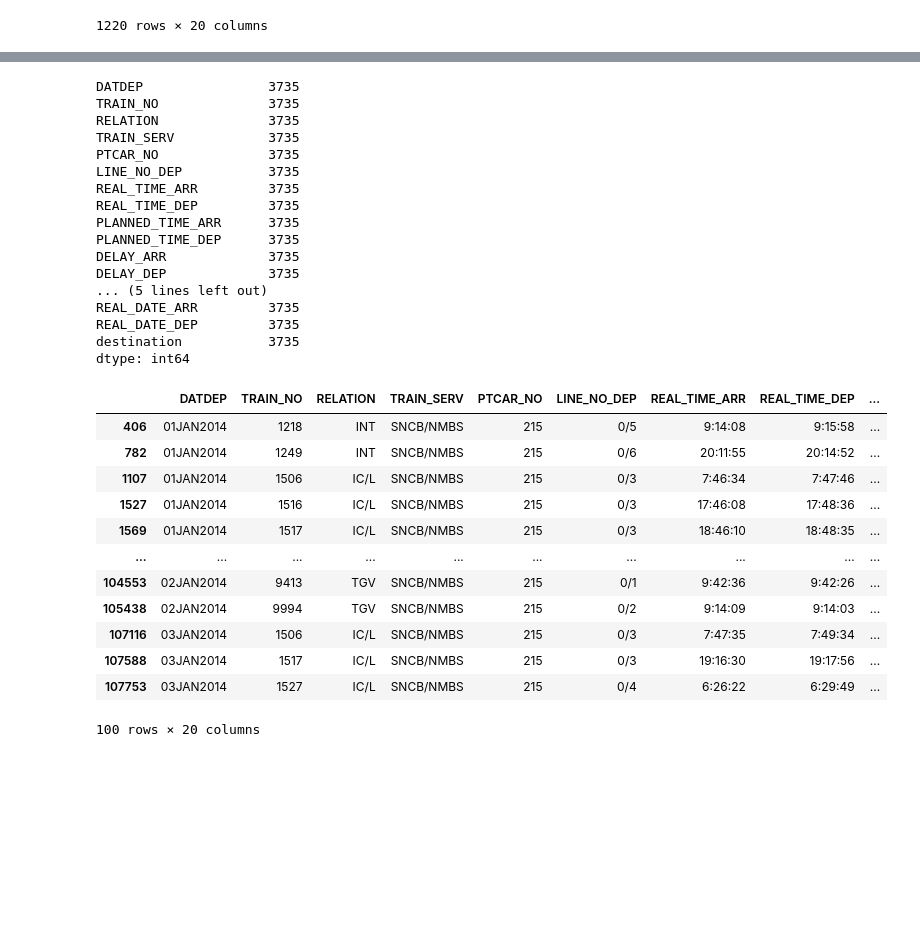
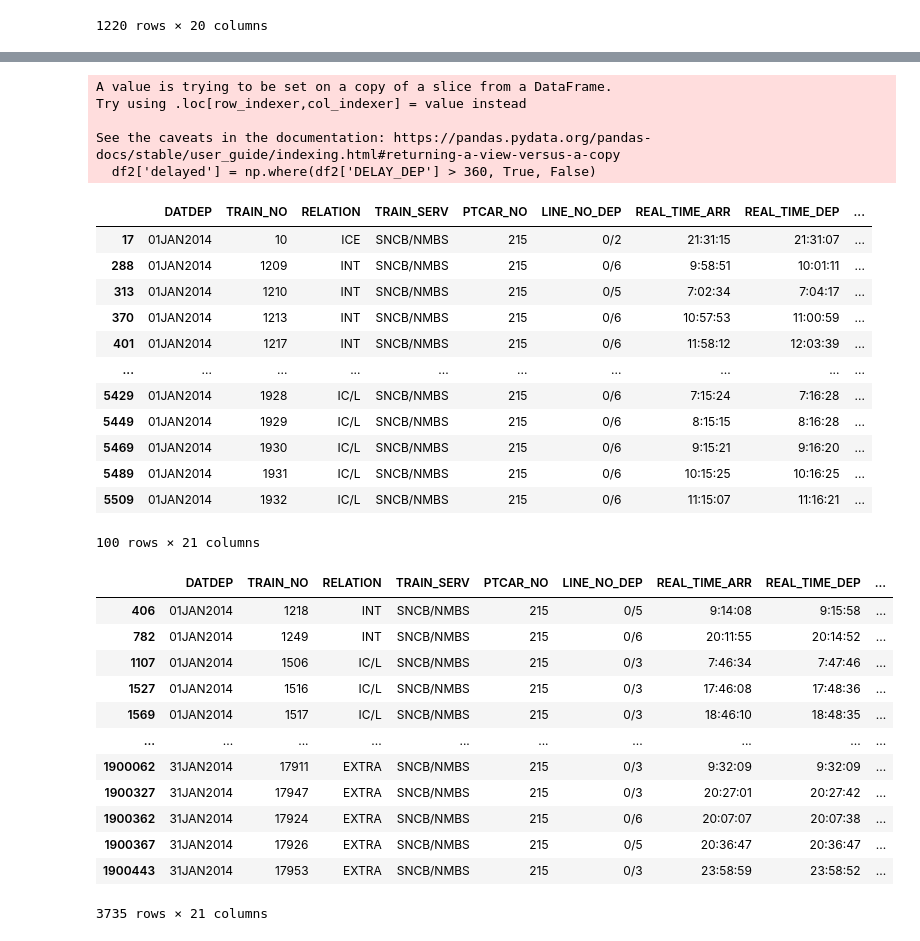
Before and after one commit to ilse-espino/train_delays_belgium, a Jupyter notebook: data_discovery.ipynb, the cells around one changed output, grey strips where cells are left out. Cells and saved outputs as stored; diff of their text form; code cells hidden in the pictures; blank space fills up the shorter version.

```diff
--- a/data_discovery.ipynb
+++ b/data_discovery.ipynb
@@ -83,3 +85,6 @@ df2 = df[df.DELAY_DEP > 360]
+# %%
+#get only rows where the train departed from BRUSSEL-CENTRAAL
+df2 = df[df.PTCAR_LG_NM_NL == 'BRUSSEL-CENTRAAL']
 # %%
 df2.count()
 # %% [output]
@@ -105,36 +108,41 @@ df3 = df2[df2.PTCAR_LG_NM_NL == 'BRUSSEL-CENTRAAL']
-# %%
-df3.count()
-# %% [output]
-DATDEP                3735
-TRAIN_NO              3735
-RELATION              3735
-TRAIN_SERV            3735
-PTCAR_NO              3735
-LINE_NO_DEP           3735
-REAL_TIME_ARR         3735
-REAL_TIME_DEP         3735
-PLANNED_TIME_ARR      3735
-PLANNED_TIME_DEP      3735
-DELAY_ARR             3735
-DELAY_DEP             3735
-... (5 lines left out)
-REAL_DATE_ARR         3735
-REAL_DATE_DEP         3735
-destination           3735
-dtype: int64
+# %%
+#add column to define if train was delayed or not
+df2['delayed'] = np.where(df2['DELAY_DEP'] > 360, True, False)
+# %% [output]
+A value is trying to be set on a copy of a slice from a DataFrame.
+Try using .loc[row_indexer,col_indexer] = value instead
+
+See the caveats in the documentation: https://pandas.pydata.org/pandas-docs/stable/user_guide/indexing.html#returning-a-view-versus-a-copy
+  df2['delayed'] = np.where(df2['DELAY_DEP'] > 360, True, False)
 # %%
-df3.head(100)
+df2.head(100)
 # %% [output]
 |  | DATDEP | TRAIN_NO | RELATION | TRAIN_SERV | PTCAR_NO | LINE_NO_DEP | REAL_TIME_ARR | REAL_TIME_DEP | ... |
-| 406 | 01JAN2014 | 1218 | INT | SNCB/NMBS | 215 | 0/5 | 9:14:08 | 9:15:58 | ... |
-| 782 | 01JAN2014 | 1249 | INT | SNCB/NMBS | 215 | 0/6 | 20:11:55 | 20:14:52 | ... |
-| 1107 | 01JAN2014 | 1506 | IC/L | SNCB/NMBS | 215 | 0/3 | 7:46:34 | 7:47:46 | ... |
-| 1527 | 01JAN2014 | 1516 | IC/L | SNCB/NMBS | 215 | 0/3 | 17:46:08 | 17:48:36 | ... |
-| 1569 | 01JAN2014 | 1517 | IC/L | SNCB/NMBS | 215 | 0/3 | 18:46:10 | 18:48:35 | ... |
+| 17 | 01JAN2014 | 10 | ICE | SNCB/NMBS | 215 | 0/2 | 21:31:15 | 21:31:07 | ... |
+| 288 | 01JAN2014 | 1209 | INT | SNCB/NMBS | 215 | 0/6 | 9:58:51 | 10:01:11 | ... |
+| 313 | 01JAN2014 | 1210 | INT | SNCB/NMBS | 215 | 0/5 | 7:02:34 | 7:04:17 | ... |
+| 370 | 01JAN2014 | 1213 | INT | SNCB/NMBS | 215 | 0/6 | 10:57:53 | 11:00:59 | ... |
+| 401 | 01JAN2014 | 1217 | INT | SNCB/NMBS | 215 | 0/6 | 11:58:12 | 12:03:39 | ... |
 | ... | ... | ... | ... | ... | ... | ... | ... | ... | ... |
-| 104553 | 02JAN2014 | 9413 | TGV | SNCB/NMBS | 215 | 0/1 | 9:42:36 | 9:42:26 | ... |
-| 105438 | 02JAN2014 | 9994 | TGV | SNCB/NMBS | 215 | 0/2 | 9:14:09 | 9:14:03 | ... |
-| 107116 | 03JAN2014 | 1506 | IC/L | SNCB/NMBS | 215 | 0/3 | 7:47:35 | 7:49:34 | ... |
-| 107588 | 03JAN2014 | 1517 | IC/L | SNCB/NMBS | 215 | 0/3 | 19:16:30 | 19:17:56 | ... |
-| 107753 | 03JAN2014 | 1527 | IC/L | SNCB/NMBS | 215 | 0/4 | 6:26:22 | 6:29:49 | ... |
+| 5429 | 01JAN2014 | 1928 | IC/L | SNCB/NMBS | 215 | 0/6 | 7:15:24 | 7:16:28 | ... |
+| 5449 | 01JAN2014 | 1929 | IC/L | SNCB/NMBS | 215 | 0/6 | 8:15:15 | 8:16:28 | ... |
+| 5469 | 01JAN2014 | 1930 | IC/L | SNCB/NMBS | 215 | 0/6 | 9:15:21 | 9:16:20 | ... |
+| 5489 | 01JAN2014 | 1931 | IC/L | SNCB/NMBS | 215 | 0/6 | 10:15:25 | 10:16:25 | ... |
+| 5509 | 01JAN2014 | 1932 | IC/L | SNCB/NMBS | 215 | 0/6 | 11:15:07 | 11:16:21 | ... |
-100 rows × 20 columns
+100 rows × 21 columns
+# %%
+df2[df2['delayed'] == True]
+# %% [output]
+|  | DATDEP | TRAIN_NO | RELATION | TRAIN_SERV | PTCAR_NO | LINE_NO_DEP | REAL_TIME_ARR | REAL_TIME_DEP | ... |
+| 406 | 01JAN2014 | 1218 | INT | SNCB/NMBS | 215 | 0/5 | 9:14:08 | 9:15:58 | ... |
+| 782 | 01JAN2014 | 1249 | INT | SNCB/NMBS | 215 | 0/6 | 20:11:55 | 20:14:52 | ... |
+| 1107 | 01JAN2014 | 1506 | IC/L | SNCB/NMBS | 215 | 0/3 | 7:46:34 | 7:47:46 | ... |
+| 1527 | 01JAN2014 | 1516 | IC/L | SNCB/NMBS | 215 | 0/3 | 17:46:08 | 17:48:36 | ... |
+| 1569 | 01JAN2014 | 1517 | IC/L | SNCB/NMBS | 215 | 0/3 | 18:46:10 | 18:48:35 | ... |
+| ... | ... | ... | ... | ... | ... | ... | ... | ... | ... |
+| 1900062 | 31JAN2014 | 17911 | EXTRA | SNCB/NMBS | 215 | 0/3 | 9:32:09 | 9:32:09 | ... |
+| 1900327 | 31JAN2014 | 17947 | EXTRA | SNCB/NMBS | 215 | 0/3 | 20:27:01 | 20:27:42 | ... |
+| 1900362 | 31JAN2014 | 17924 | EXTRA | SNCB/NMBS | 215 | 0/6 | 20:07:07 | 20:07:38 | ... |
+| 1900367 | 31JAN2014 | 17926 | EXTRA | SNCB/NMBS | 215 | 0/5 | 20:36:47 | 20:36:47 | ... |
+| 1900443 | 31JAN2014 | 17953 | EXTRA | SNCB/NMBS | 215 | 0/3 | 23:58:59 | 23:58:52 | ... |
+3735 rows × 21 columns
```
Also changed, not shown: parts of 10 cells of this notebook.
